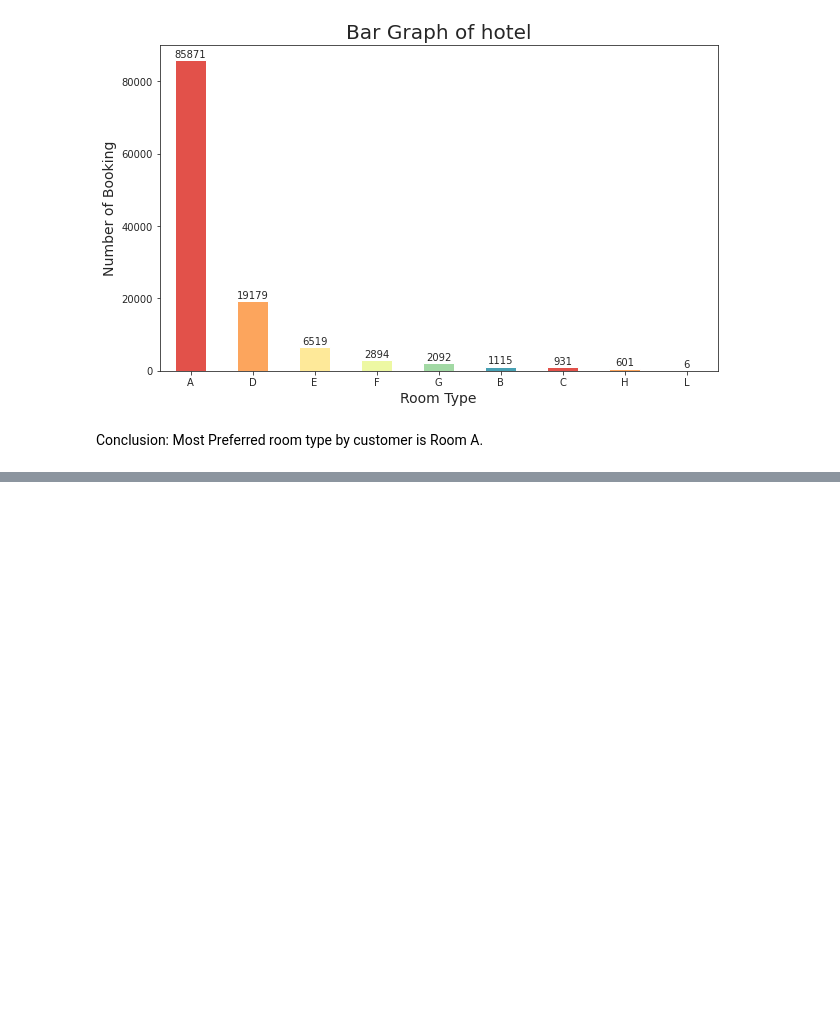
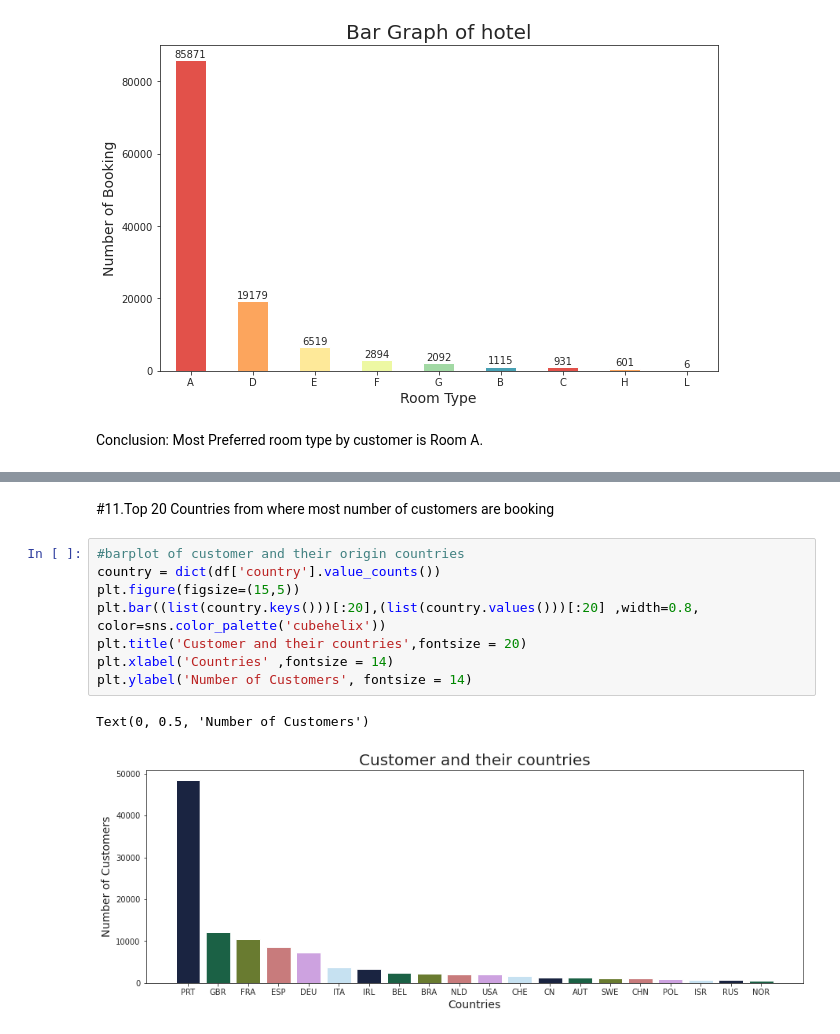
Before and after one commit to jerry14771/Hotel-Booking-Analysis, a Jupyter notebook: Hotel_Booking_Analysis_Capstone_Project.ipynb, the cells around one changed output, grey strips where cells are left out. Saved outputs shown, nothing was run; the diff lists cells and outputs as text; blank space fills up the shorter version.

```diff
--- a/Hotel_Booking_Analysis_Capstone_Project.ipynb
+++ b/Hotel_Booking_Analysis_Capstone_Project.ipynb
@@ -327,0 +334,13 @@ Conclusion: Most Preferred room type by customer is Room A.
+# %% [markdown]
+#11.Top 20 Countries from where most number of customers are booking
+# %%
+#barplot of customer and their origin countries
+country = dict(df['country'].value_counts())
+plt.figure(figsize=(15,5))
+plt.bar((list(country.keys()))[:20],(list(country.values()))[:20] ,width=0.8, color=sns.color_palette('cubehelix'))
+plt.title('Customer and their countries',fontsize = 20)
+plt.xlabel('Countries' ,fontsize = 14)
+plt.ylabel('Number of Customers', fontsize = 14)
+# %% [output]
+Text(0, 0.5, 'Number of Customers')
+[figure, added]
```
Also changed, not shown: parts of 14 cells of this notebook.
